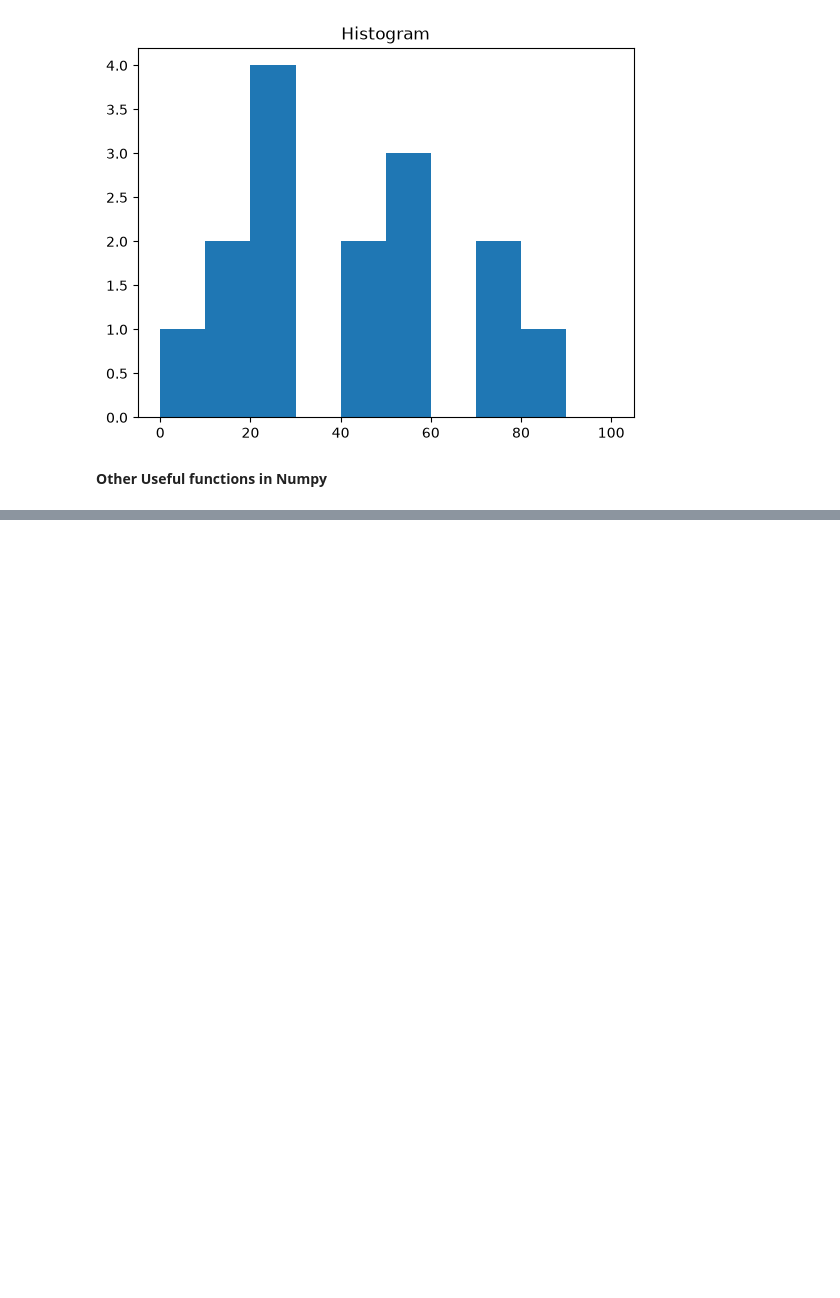
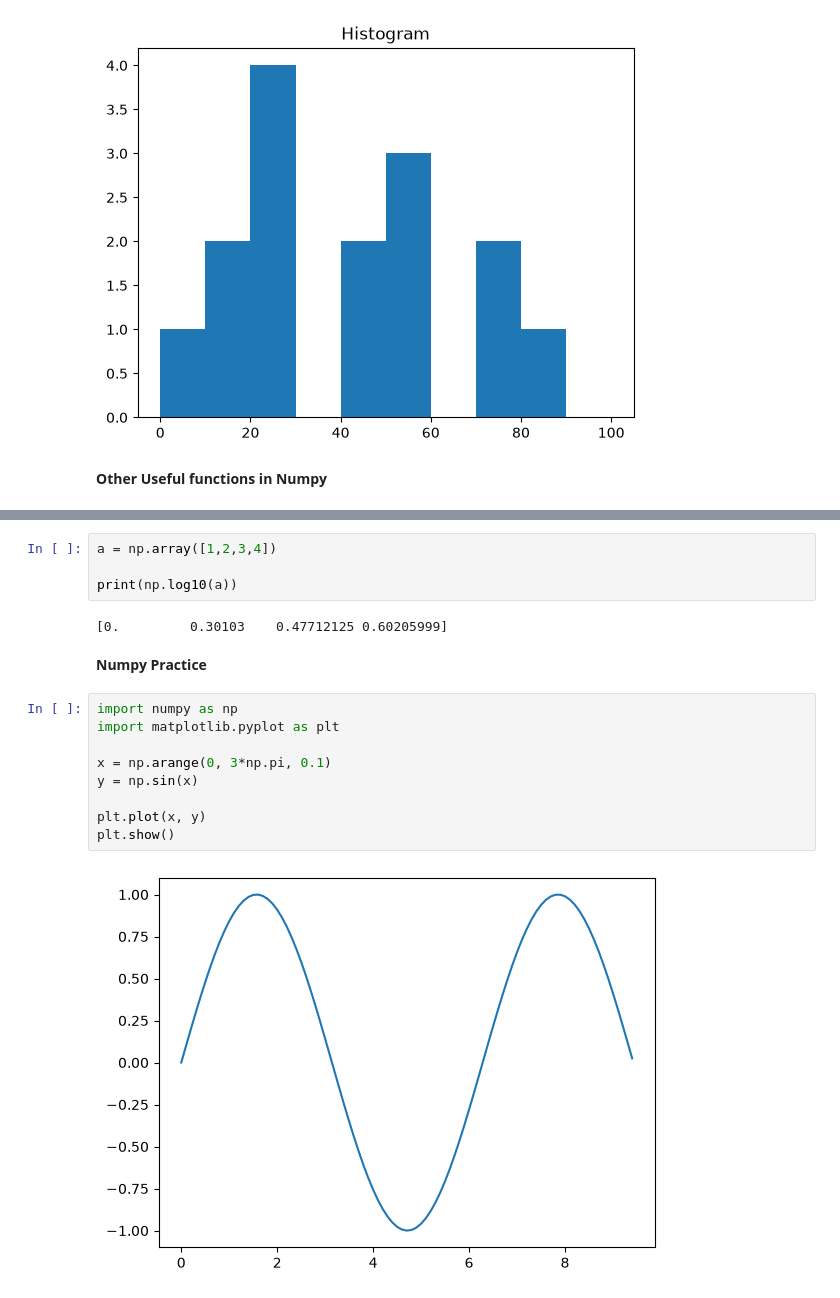
Before and after one commit to Saravanakumar-2323/Python, a Jupyter notebook: Numpy.ipynb, the cells around one changed output, grey strips where cells are left out. Cells and saved outputs as stored; diff of their text form; blank space fills up the shorter version.

Commit message:
Updated Numpy

```diff
--- a/Numpy.ipynb
+++ b/Numpy.ipynb
@@ -354,0 +389,19 @@ plt.show()
+# %%
+a = np.array([1,2,3,4])
+
+print(np.log10(a))
+# %% [output]
+[0.         0.30103    0.47712125 0.60205999]
+# %% [markdown]
+**Numpy Practice**
+# %%
+import numpy as np
+import matplotlib.pyplot as plt
+
+x = np.arange(0, 3*np.pi, 0.1)
+y = np.sin(x)
+
+plt.plot(x, y)
+plt.show()
+# %% [output]
+[figure, added]
```
Also changed, not shown: parts of 7 cells of this notebook.
